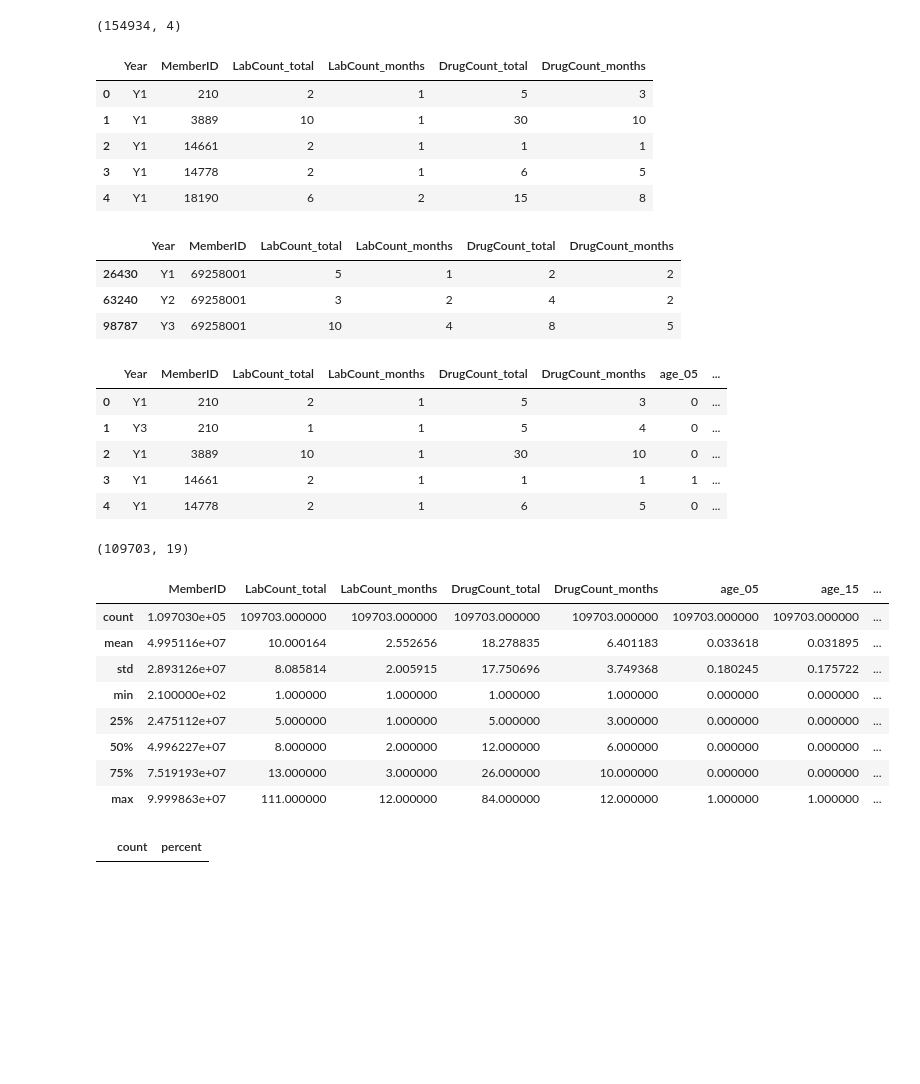
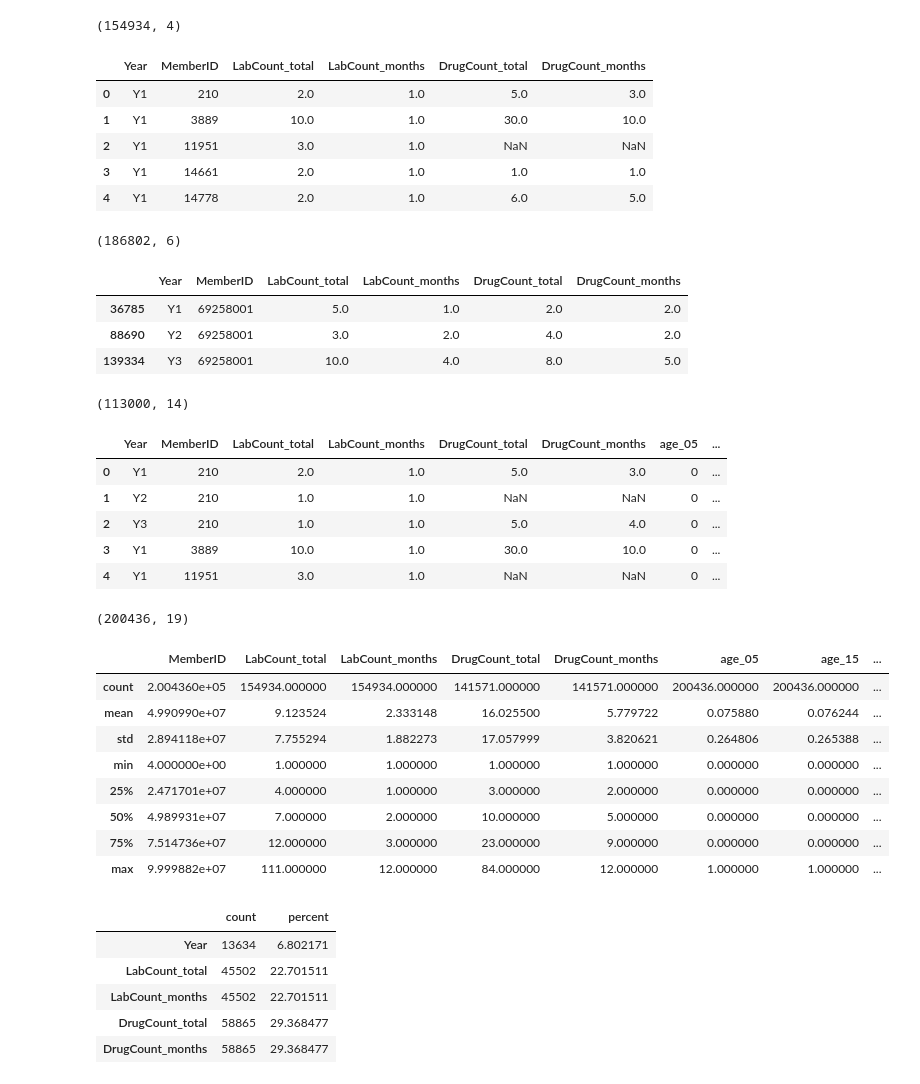
Before and after one commit to truongkhanhduy95/Heritage-Health-Prize, a Jupyter notebook: 1.data-preparation/merger.ipynb, the cells around one changed output. Cells and saved outputs as stored; diff of their text form; code cells hidden in the pictures; blank space fills up the shorter version.

```diff
--- a/1.data-preparation/merger.ipynb
+++ b/1.data-preparation/merger.ipynb
@@ -38,48 +38,56 @@ df_labs.shape
 # %% [output]
 (154934, 4)
 # %%
-df_lab_drug = pd.merge(df_labs, df_drugs, on=['MemberID', 'Year'])
+df_lab_drug = pd.merge(df_labs, df_drugs, on=['MemberID', 'Year'], how='outer')
 df_lab_drug.head()
 # %% [output]
 |  | Year | MemberID | LabCount_total | LabCount_months | DrugCount_total | DrugCount_months |
-| 0 | Y1 | 210 | 2 | 1 | 5 | 3 |
-| 1 | Y1 | 3889 | 10 | 1 | 30 | 10 |
-| 2 | Y1 | 14661 | 2 | 1 | 1 | 1 |
-| 3 | Y1 | 14778 | 2 | 1 | 6 | 5 |
-| 4 | Y1 | 18190 | 6 | 2 | 15 | 8 |
+| 0 | Y1 | 210 | 2.0 | 1.0 | 5.0 | 3.0 |
+| 1 | Y1 | 3889 | 10.0 | 1.0 | 30.0 | 10.0 |
+| 2 | Y1 | 11951 | 3.0 | 1.0 | NaN | NaN |
+| 3 | Y1 | 14661 | 2.0 | 1.0 | 1.0 | 1.0 |
+| 4 | Y1 | 14778 | 2.0 | 1.0 | 6.0 | 5.0 |
+# %%
+df_lab_drug.shape
+# %% [output]
+(186802, 6)
 # %%
 df_lab_drug[df_lab_drug['MemberID']==69258001]
 # %% [output]
 |  | Year | MemberID | LabCount_total | LabCount_months | DrugCount_total | DrugCount_months |
-| 26430 | Y1 | 69258001 | 5 | 1 | 2 | 2 |
-| 63240 | Y2 | 69258001 | 3 | 2 | 4 | 2 |
-| 98787 | Y3 | 69258001 | 10 | 4 | 8 | 5 |
+| 36785 | Y1 | 69258001 | 5.0 | 1.0 | 2.0 | 2.0 |
+| 88690 | Y2 | 69258001 | 3.0 | 2.0 | 4.0 | 2.0 |
+| 139334 | Y3 | 69258001 | 10.0 | 4.0 | 8.0 | 5.0 |
+# %%
+df_members.shape
+# %% [output]
+(113000, 14)
 # %%
-df_lab_drug_member = pd.merge(df_lab_drug, df_members, on=['MemberID'])
+df_lab_drug_member = pd.merge(df_lab_drug, df_members, on=['MemberID'], how='outer')
 df_lab_drug_member.head()
 # %% [output]
 |  | Year | MemberID | LabCount_total | LabCount_months | DrugCount_total | DrugCount_months | age_05 | ... |
-| 0 | Y1 | 210 | 2 | 1 | 5 | 3 | 0 | ... |
-| 1 | Y3 | 210 | 1 | 1 | 5 | 4 | 0 | ... |
-| 2 | Y1 | 3889 | 10 | 1 | 30 | 10 | 0 | ... |
-| 3 | Y1 | 14661 | 2 | 1 | 1 | 1 | 1 | ... |
-| 4 | Y1 | 14778 | 2 | 1 | 6 | 5 | 0 | ... |
+| 0 | Y1 | 210 | 2.0 | 1.0 | 5.0 | 3.0 | 0 | ... |
+| 1 | Y2 | 210 | 1.0 | 1.0 | NaN | NaN | 0 | ... |
+| 2 | Y3 | 210 | 1.0 | 1.0 | 5.0 | 4.0 | 0 | ... |
+| 3 | Y1 | 3889 | 10.0 | 1.0 | 30.0 | 10.0 | 0 | ... |
+| 4 | Y1 | 11951 | 3.0 | 1.0 | NaN | NaN | 0 | ... |
 # %%
 df_lab_drug_member.shape
 # %% [output]
-(109703, 19)
+(200436, 19)
 # %%
 df_lab_drug_member.describe()
 # %% [output]
 |  | MemberID | LabCount_total | LabCount_months | DrugCount_total | DrugCount_months | age_05 | age_15 | ... |
-| count | 1.097030e+05 | 109703.000000 | 109703.000000 | 109703.000000 | 109703.000000 | 109703.000000 | 109703.000000 | ... |
-| mean | 4.995116e+07 | 10.000164 | 2.552656 | 18.278835 | 6.401183 | 0.033618 | 0.031895 | ... |
-| std | 2.893126e+07 | 8.085814 | 2.005915 | 17.750696 | 3.749368 | 0.180245 | 0.175722 | ... |
-| min | 2.100000e+02 | 1.000000 | 1.000000 | 1.000000 | 1.000000 | 0.000000 | 0.000000 | ... |
-| 25% | 2.475112e+07 | 5.000000 | 1.000000 | 5.000000 | 3.000000 | 0.000000 | 0.000000 | ... |
-| 50% | 4.996227e+07 | 8.000000 | 2.000000 | 12.000000 | 6.000000 | 0.000000 | 0.000000 | ... |
-| 75% | 7.519193e+07 | 13.000000 | 3.000000 | 26.000000 | 10.000000 | 0.000000 | 0.000000 | ... |
-| max | 9.999863e+07 | 111.000000 | 12.000000 | 84.000000 | 12.000000 | 1.000000 | 1.000000 | ... |
+| count | 2.004360e+05 | 154934.000000 | 154934.000000 | 141571.000000 | 141571.000000 | 200436.000000 | 200436.000000 | ... |
+| mean | 4.990990e+07 | 9.123524 | 2.333148 | 16.025500 | 5.779722 | 0.075880 | 0.076244 | ... |
+| std | 2.894118e+07 | 7.755294 | 1.882273 | 17.057999 | 3.820621 | 0.264806 | 0.265388 | ... |
+| min | 4.000000e+00 | 1.000000 | 1.000000 | 1.000000 | 1.000000 | 0.000000 | 0.000000 | ... |
+| 25% | 2.471701e+07 | 4.000000 | 1.000000 | 3.000000 | 2.000000 | 0.000000 | 0.000000 | ... |
+| 50% | 4.989931e+07 | 7.000000 | 2.000000 | 10.000000 | 5.000000 | 0.000000 | 0.000000 | ... |
+| 75% | 7.514736e+07 | 12.000000 | 3.000000 | 23.000000 | 9.000000 | 0.000000 | 0.000000 | ... |
+| max | 9.999882e+07 | 111.000000 | 12.000000 | 84.000000 | 12.000000 | 1.000000 | 1.000000 | ... |
 # %%
 def count_nulls(df):
     null_counter = df.isnull().sum(axis=0)
@@ -93,3 +101,8 @@ def count_nulls(df):
 count_nulls(df_lab_drug_member)
 # %% [output]
 |  | count | percent |
+| Year | 13634 | 6.802171 |
+| LabCount_total | 45502 | 22.701511 |
+| LabCount_months | 45502 | 22.701511 |
+| DrugCount_total | 58865 | 29.368477 |
+| DrugCount_months | 58865 | 29.368477 |
```
Also changed, not shown: parts of 6 cells of this notebook.
